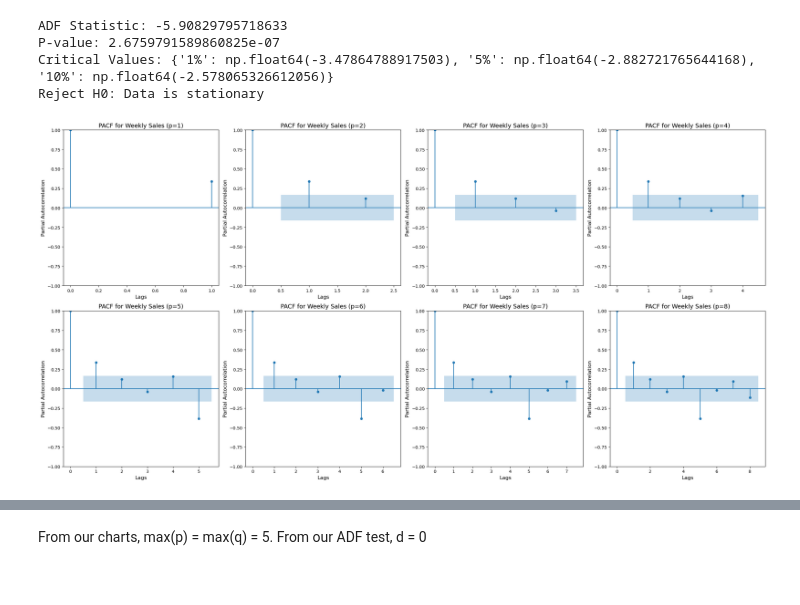
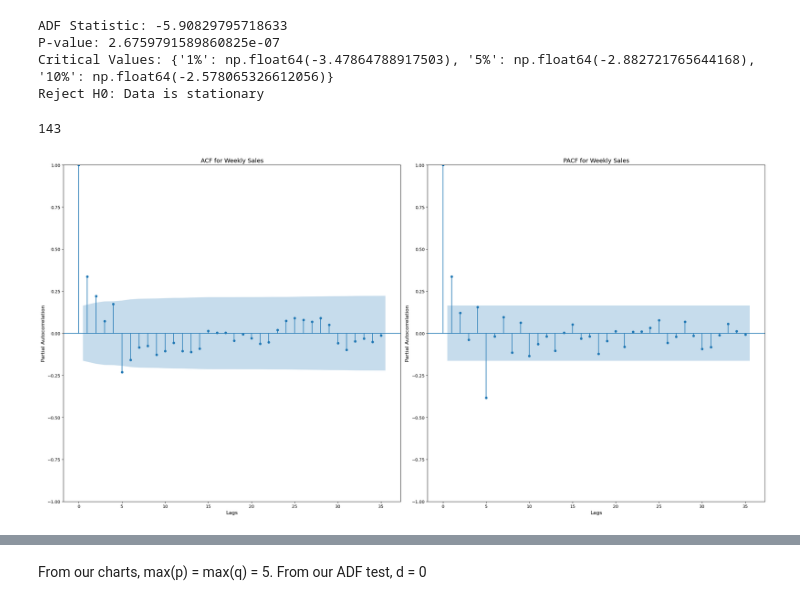
Before and after one commit to random-logic/Demand-Forecast, a Jupyter notebook: src/ARIMAX.ipynb, the cells around one changed output, grey strips where cells are left out. Saved outputs shown, nothing was run; the diff lists cells and outputs as text; code cells hidden in the pictures.

```diff
--- a/src/ARIMAX.ipynb
+++ b/src/ARIMAX.ipynb
@@ -84,21 +84,27 @@ ADF Statistic: -5.90829795718633
 P-value: 2.6759791589860825e-07
 Critical Values: {'1%': np.float64(-3.47864788917503), '5%': np.float64(-2.882721765644168), '10%': np.float64(-2.578065326612056)}
 Reject H0: Data is stationary
+# %%
+n = df.shape[0]
+n
+# %% [output]
+143
 # %%
 # Plot ACF for 'Weekly_Sales' for different values of p (lags)
-fig, axes = plt.subplots(2, 4, figsize=(24, 12))  # Create subplots for multiple values of p
+fig, axes = plt.subplots(1, 2, figsize=(24, 12))  # Create subplots for multiple values of p
 axes = axes.flatten()
 
-# Different values of p (lags)
-p_values = range(1, 9)
+plot_acf(df['Weekly_Sales'], lags=n/4, ax=axes[0])
+axes[0].set_title(f'ACF for Weekly Sales', fontsize=14)
+axes[0].set_xlabel('Lags', fontsize=12)
+axes[0].set_ylabel('Partial Autocorrelation', fontsize=12)
 
-for i, p in enumerate(p_values):
-  plot_pacf(df['Weekly_Sales'], lags=p, ax=axes[i])
-  axes[i].set_title(f'PACF for Weekly Sales (p={p})', fontsize=14)
-  axes[i].set_xlabel('Lags', fontsize=12)
-  axes[i].set_ylabel('Partial Autocorrelation', fontsize=12)
+plot_pacf(df['Weekly_Sales'], lags=n/4, ax=axes[1])
+axes[1].set_title(f'PACF for Weekly Sales', fontsize=14)
+axes[1].set_xlabel('Lags', fontsize=12)
+axes[1].set_ylabel('Partial Autocorrelation', fontsize=12)
 
 plt.tight_layout()
 plt.show()
 # %% [output]
-[figure, old version]
+[figure, new version]
```
Also changed, not shown: parts of 1 cell of this notebook.
